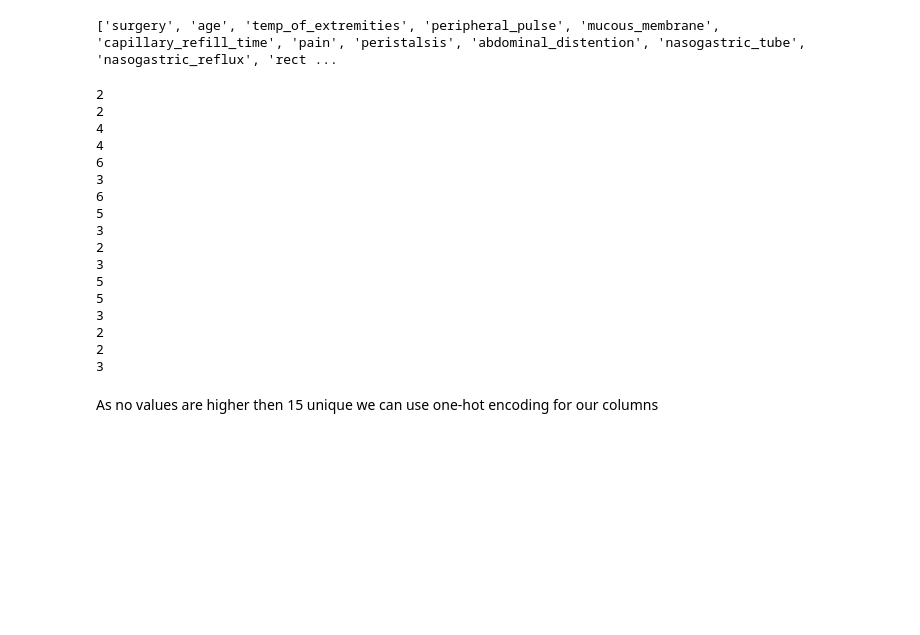
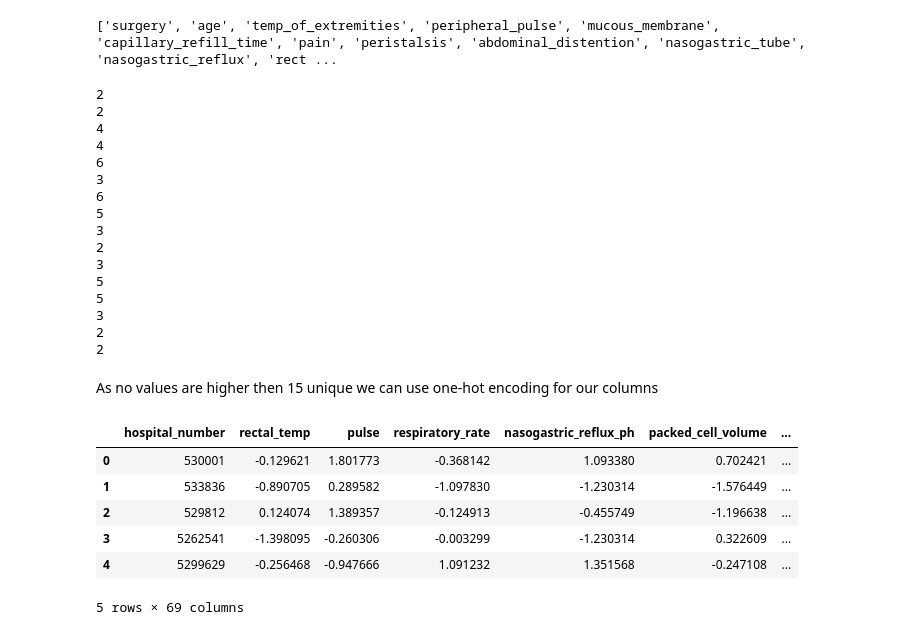
Before and after one commit to DKF-92/Healthy-Horses, a Jupyter notebook: HealthyHorsesSubmission.ipynb, the cells around one changed output. Drawn from its saved outputs; the diff is of its cells as text; code cells hidden in the pictures; blank space fills up the shorter version.

Commit message:
One Hot Encoding and comparing train and test data for missing columns

```diff
--- a/HealthyHorsesSubmission.ipynb
+++ b/HealthyHorsesSubmission.ipynb
@@ -244,6 +244,7 @@ test_data.describe(include=['O'])
 # Finds all categorical columns (with text values)
 categorical_cols = train_data.select_dtypes(include=['object']).columns.tolist()
 categorical_cols.remove('hospital_number')
+categorical_cols.remove('outcome')
 print(categorical_cols)
 # %% [output]
 ['surgery', 'age', 'temp_of_extremities', 'peripheral_pulse', 'mucous_membrane', 'capillary_refill_time', 'pain', 'peristalsis', 'abdominal_distention', 'nasogastric_tube', 'nasogastric_reflux', 'rect ...
@@ -268,6 +269,18 @@ for column in categorical_cols:
 3
 2
 2
-3
 # %% [markdown]
 As no values are higher then 15 unique we can use one-hot encoding for our columns
+# %%
+# one hot encoding, get dummies (train data)
+
+enc_train_data = pd.get_dummies(train_data, columns= categorical_cols)
+enc_train_data.head()
+# %% [output]
+|  | hospital_number | rectal_temp | pulse | respiratory_rate | nasogastric_reflux_ph | packed_cell_volume | ... |
+| 0 | 530001 | -0.129621 | 1.801773 | -0.368142 | 1.093380 | 0.702421 | ... |
+| 1 | 533836 | -0.890705 | 0.289582 | -1.097830 | -1.230314 | -1.576449 | ... |
+| 2 | 529812 | 0.124074 | 1.389357 | -0.124913 | -0.455749 | -1.196638 | ... |
+| 3 | 5262541 | -1.398095 | -0.260306 | -0.003299 | -1.230314 | 0.322609 | ... |
+| 4 | 5299629 | -0.256468 | -0.947666 | 1.091232 | 1.351568 | -0.247108 | ... |
+5 rows × 69 columns
```
Also changed, not shown: parts of 5 cells of this notebook.
